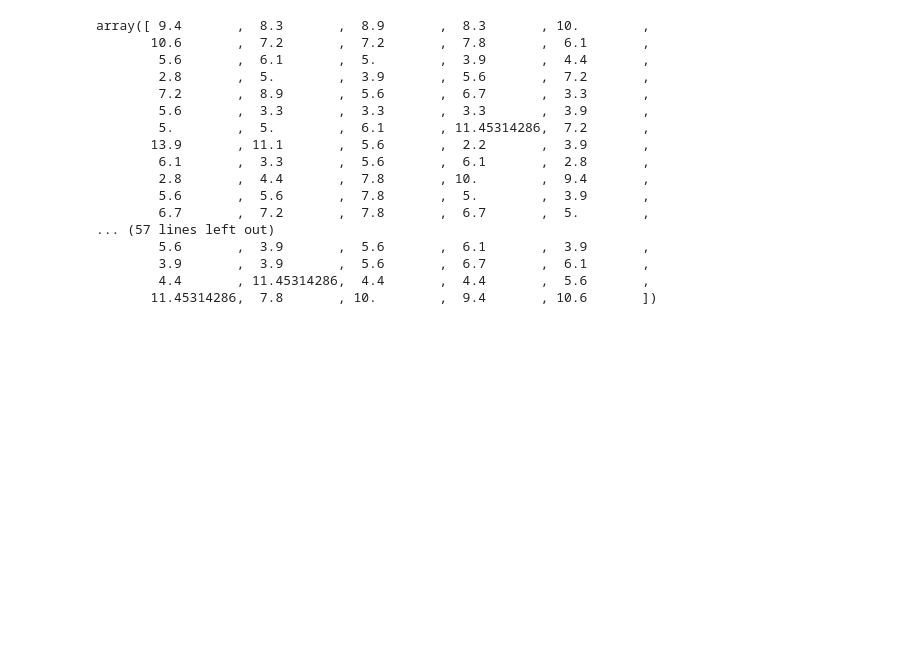
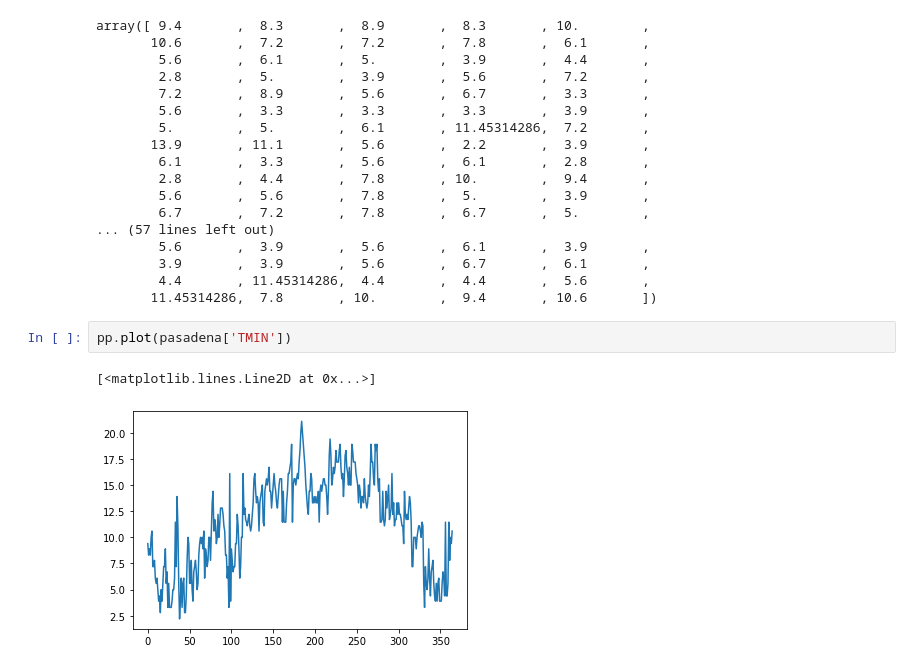
Before and after one commit to uannabi/WeatherAPi, a Jupyter notebook: missingData.ipynb, the cells around one changed output. Cells and saved outputs as stored; diff of their text form; blank space fills up the shorter version.

Commit message:
plot the data

```diff
--- a/missingData.ipynb
+++ b/missingData.ipynb
@@ -95,3 +95,8 @@ array([ 9.4       ,  8.3       ,  8.9       ,  8.3       , 10.        ,
         3.9       ,  3.9       ,  5.6       ,  6.7       ,  6.1       ,
         4.4       , 11.45314286,  4.4       ,  4.4       ,  5.6       ,
        11.45314286,  7.8       , 10.        ,  9.4       , 10.6       ])
+# %%
+pp.plot(pasadena['TMIN'])
+# %% [output]
+[<matplotlib.lines.Line2D at 0x...>]
+[figure, added]
```
Also changed, not shown: parts of 7 cells of this notebook.
